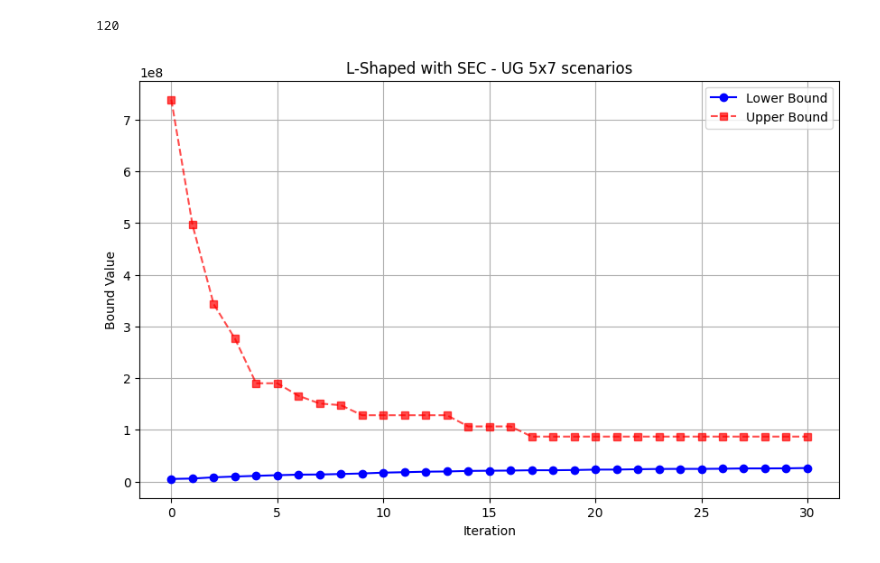
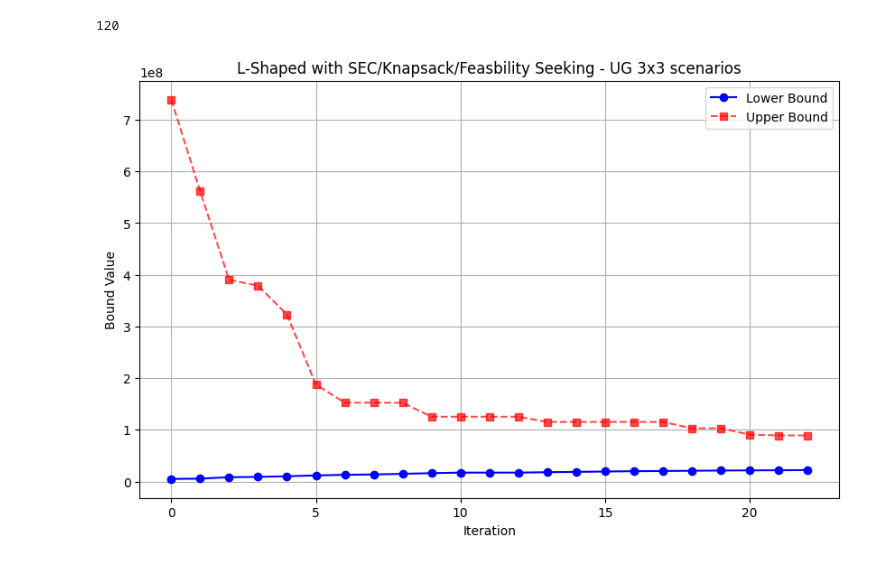
Before and after one commit to nuhorchak/Vaccine_Tender, a Jupyter notebook: L-shaped/Final_codes/test_NB.ipynb, the cells around one changed output. Cells and saved outputs as stored; diff of their text form; code cells hidden in the pictures.

```diff
--- a/L-shaped/Final_codes/test_NB.ipynb
+++ b/L-shaped/Final_codes/test_NB.ipynb
@@ -89,31 +86,34 @@ new_updated_data = {"lb":[4.987060917956614e6,5.769745731729645e6,8.143665641811
+# %%
+# single cut
+new_updated_data = {"lb":[4.987060917956614e6,5.620204733207004e6,8.349408806478731e6,8.961232146944448e6,1.022312408156782e7,1.18148527074816e7,1.300604935145353e7,1.3734815980332011e7,1.4893619859092612e7,1.6216497167162685e7,1.7237785735843822e7,1.7237785735843826e7,1.723778573584383e7,1.8036174324491058e7,1.862915880944252e7,1.9372950262658298e7,1.9999110315168038e7,2.0357115116251413e7,2.0818296734577645e7,2.1239988658923604e7,2.157799167061098e7,2.1777452999504693e7,2.2148282088870227e7],"ub":[7.388942181837082e8,5.610816693172352e8,3.9034663394086504e8,3.789515861572418e8,3.230582625296611e8,1.8776448865017408e8,1.5246303466438568e8,1.5246303466438568e8,1.5246303466438568e8,1.2542389909396529e8,1.2542389909396529e8,1.2542389909396529e8,1.2542389909396529e8,1.1532632165916282e8,1.1532632165916282e8,1.1532632165916282e8,1.1532632165916282e8,1.1532632165916282e8,1.0306168883317627e8,1.0306168883317627e8,9.079771809097521e7,8.918049298570344e7,8.918049298570344e7]}
 # %%
 import matplotlib.pyplot as plt
 
 # # Adjust the length of both lists to match the shorter one
 # min_length = min(len(lower_bounds), len(upper_bounds))
 
 # # Trim both lists to the same length
 # lower_bounds = lower_bounds[:min_length]
 # upper_bounds = upper_bounds[:min_length]
 # iterations = list(range(min_length))
 
 # Plot the adjusted lower and upper bounds
 plt.figure(figsize=(10, 6))
 # Plot lower and upper bounds
 plt.plot(new_updated_data["lb"], label="Lower Bound", marker="o", linestyle="-", color="blue")
 plt.plot(new_updated_data["ub"], label="Upper Bound", marker="s", linestyle="--", color="red", alpha=0.7)
 
 # Labels and title
 plt.xlabel("Iteration")
 plt.ylabel("Bound Value")
-plt.title("L-Shaped with SEC - UG 5x7 scenarios")
+plt.title("L-Shaped with SEC/Knapsack/Feasbility Seeking - UG 3x3 scenarios")
 plt.legend()
 plt.grid(True)
-plt.savefig("UG_L_shaped_SEC_Knapsack_3x3_1.pdf")
+# plt.savefig("UG_L_shaped_SEC_Knapsack_feas_3x3_1.pdf")
 # Show the plot
 plt.show()
 # %% [output]
-[figure, old version]
+[figure, new version]
 # %%
             if iter2 >= 2
                 println("Generating trust region cuts")
```
Also changed, not shown: parts of 1 cell of this notebook, 8 other files.
